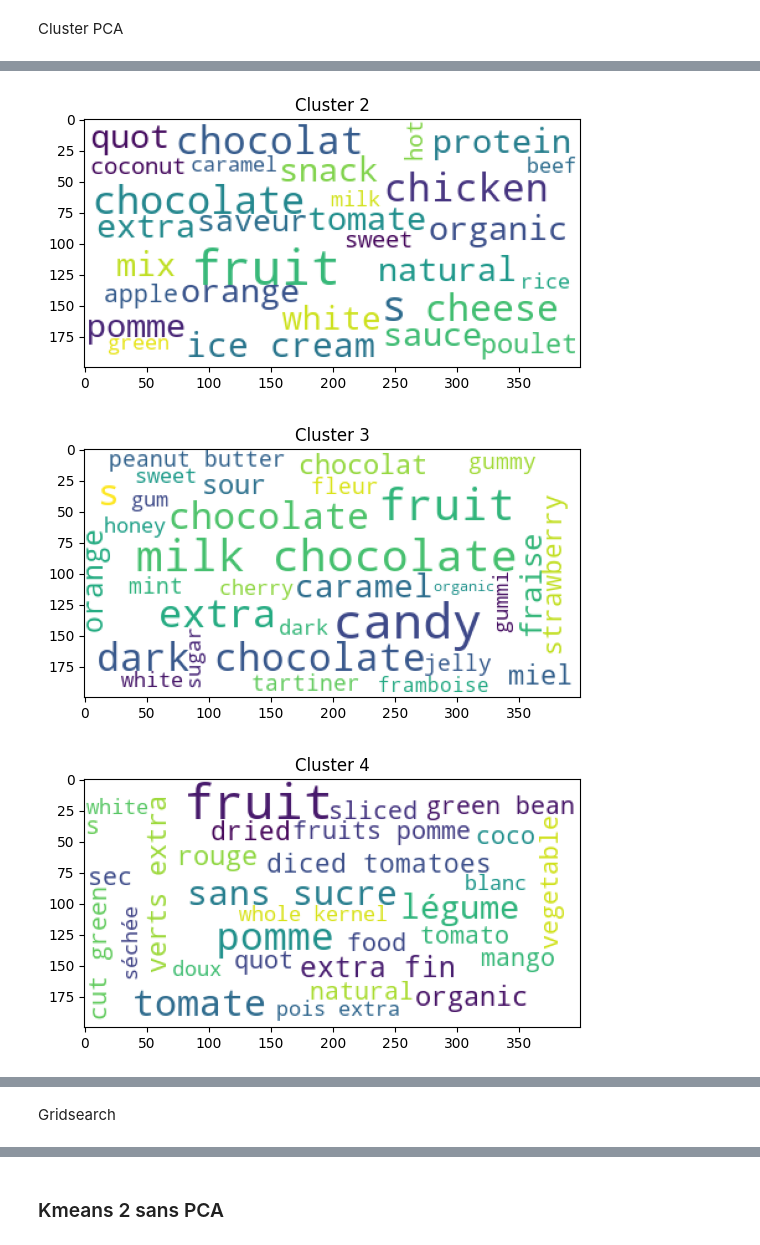
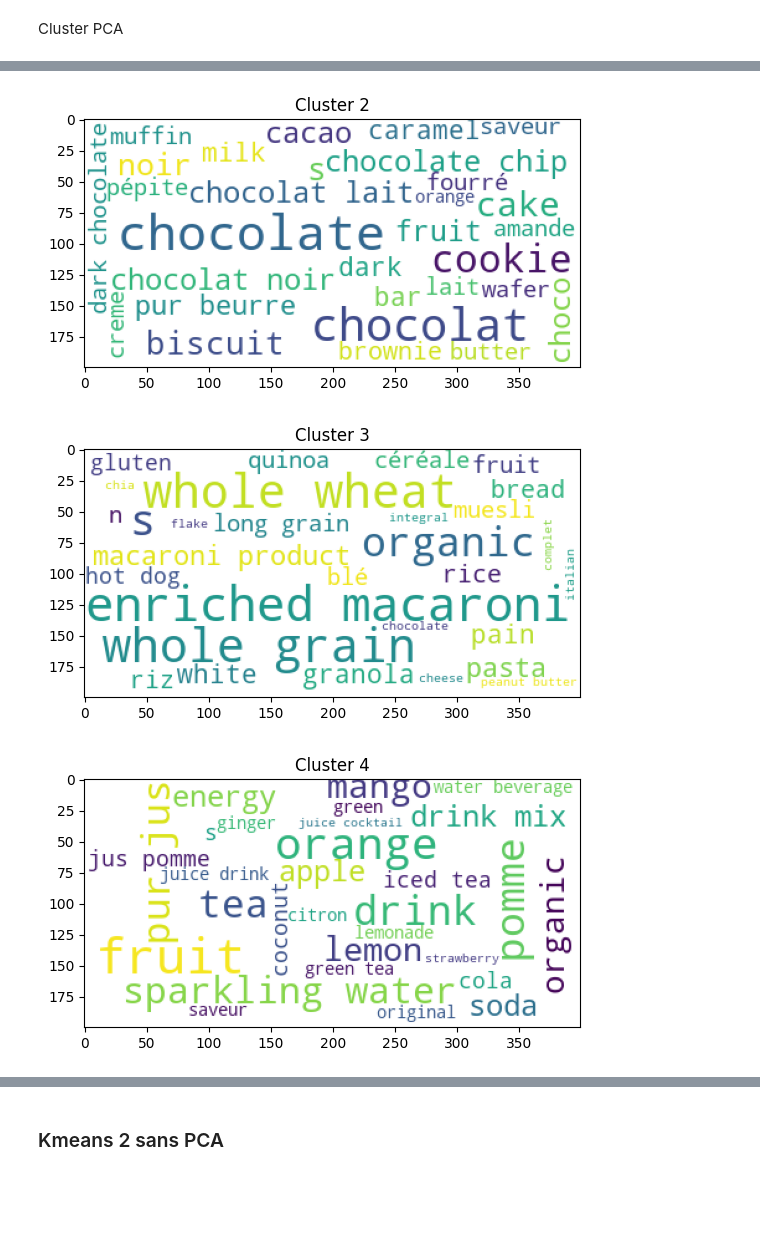
Before and after one commit to guillaumechupe/OpenFoodFact_Cluster, a Jupyter notebook: notebooks/3_test_clustering_2_df_CatVal_cleaned.ipynb, the cells around one changed output, grey strips where cells are left out. Saved outputs shown, nothing was run; the diff lists cells and outputs as text; code cells hidden in the pictures; blank space fills up the shorter version.

```diff
--- a/notebooks/3_test_clustering_2_df_CatVal_cleaned.ipynb
+++ b/notebooks/3_test_clustering_2_df_CatVal_cleaned.ipynb
@@ -18,0 +12,4 @@ Wall time: 36.1 s
+# %%
+%%time
+df = pd.read_csv("../data/df_CatVal_cleanedV2.csv",
+               encoding="utf-8", low_memory=False, index_col=0)
@@ -71,7 +75,7 @@ pnns1_9 : 0.0
 # %%
 df['pnns1'] = pd.factorize(df['pnns1'])[0]
 # %%
-df.drop(columns = ['quantity_num'], inplace=True)
+#df.drop(columns = ['quantity_num'], inplace=True)
 # %% [markdown]
 ### Normalisation
 # %%
@@ -132,6 +136,6 @@ plt.show()
 # %%
 # Sélectionner le nombre optimal de clusters
-k = 6
+k = 11
 # %% [markdown]
 ## K-means avec PCA
 # %%
@@ -204,13 +208,19 @@ clusterPCA_2 = df['product_name'].where(df['cluster_K_pca'] == 2)
 clusterPCA_3 = df['product_name'].where(df['cluster_K_pca'] == 3)
 clusterPCA_4 = df['product_name'].where(df['cluster_K_pca'] == 4)
 clusterPCA_5 = df['product_name'].where(df['cluster_K_pca'] == 5)
+clusterPCA_6 = df['product_name'].where(df['cluster_K_pca'] == 6)
+clusterPCA_7 = df['product_name'].where(df['cluster_K_pca'] == 7)
+clusterPCA_8 = df['product_name'].where(df['cluster_K_pca'] == 8)
+clusterPCA_9 = df['product_name'].where(df['cluster_K_pca'] == 9)
+clusterPCA_10 = df['product_name'].where(df['cluster_K_pca'] == 10)
 
 s_arr = []
 
 def sio_factory():
     return StringIO()
 
-for cluster in [clusterPCA_0, clusterPCA_1, clusterPCA_2, clusterPCA_3, clusterPCA_4,clusterPCA_5]:
+for cluster in [clusterPCA_0, clusterPCA_1, clusterPCA_2, clusterPCA_3, clusterPCA_4,clusterPCA_5, clusterPCA_6, clusterPCA_7, clusterPCA_8, clusterPCA_9, clusterPCA_10]:
+
     si = sio_factory()
     cluster.apply(lambda x: si.write(str(x)))
     s_arr.append(si.getvalue())
@@ -238,3 +248,3 @@ for i, s in enumerate(final):
-[figure, old version]
+[figure, new version]
-[figure, old version]
+[figure, new version]
-[figure, old version]
+[figure, new version]
@@ -242,2 +256,0 @@ for i, s in enumerate(final):
-# %% [markdown]
-Gridsearch
```
Also changed, not shown: parts of 32 cells of this notebook, 4 other files.
